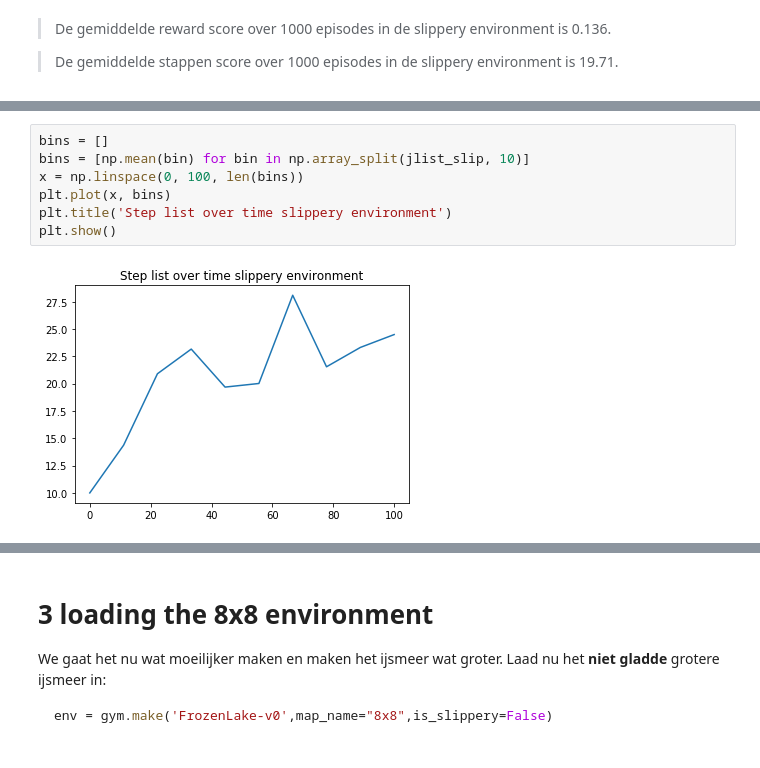
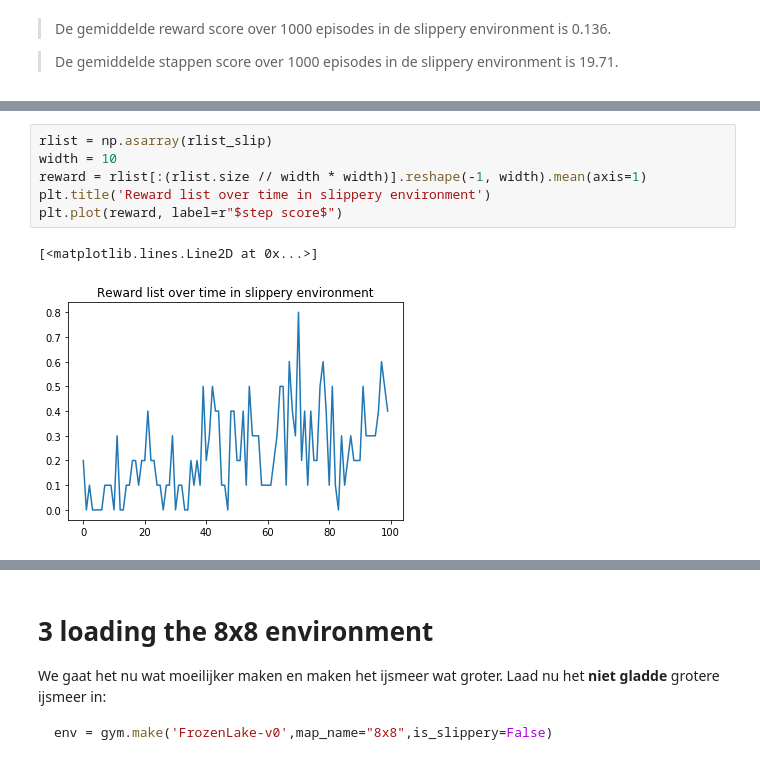
Before and after one commit to P-schmidt/bv, a Jupyter notebook: cm/assignment_4 kopie.ipynb, the cells around one changed output, grey strips where cells are left out. Drawn from its saved outputs; the diff is of its cells as text.

```diff
--- a/cm/assignment_4 kopie.ipynb
+++ b/cm/assignment_4 kopie.ipynb
@@ -341,9 +332,9 @@ plt.show()
-# %%
-bins = []
-bins = [np.mean(bin) for bin in np.array_split(jlist_slip, 10)]
-x = np.linspace(0, 100, len(bins))
-plt.plot(x, bins)
-plt.title('Step list over time slippery environment')
-plt.show()
-# %% [output]
-[figure, removed]
+# %%
+rlist = np.asarray(rlist_slip)
+width = 10
+reward = rlist[:(rlist.size // width * width)].reshape(-1, width).mean(axis=1)
+plt.title('Reward list over time in slippery environment')
+plt.plot(reward, label=r"$step score$")
+# %% [output]
+[<matplotlib.lines.Line2D at 0x...>]
+[figure, added]
```
Also changed, not shown: parts of 19 cells of this notebook.
